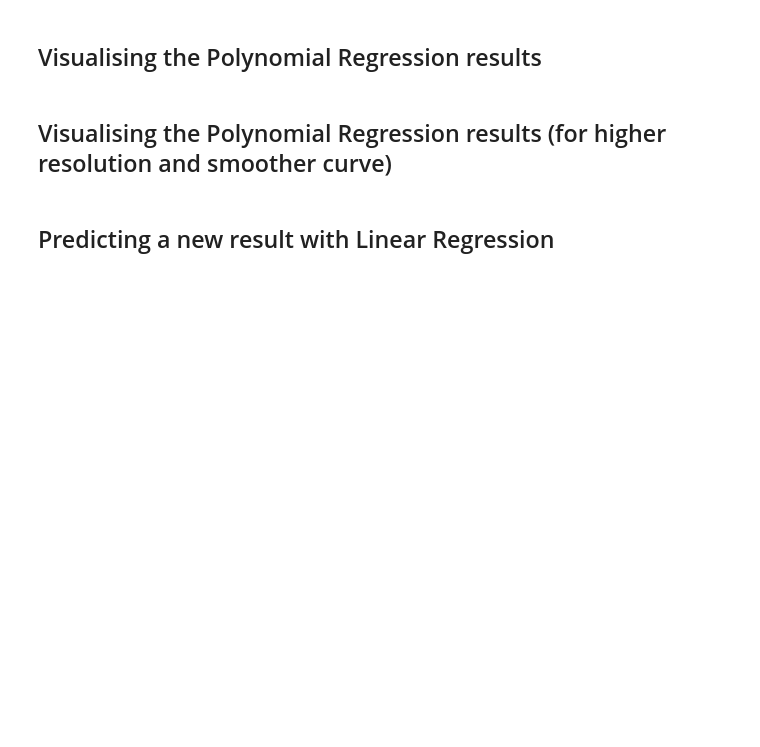
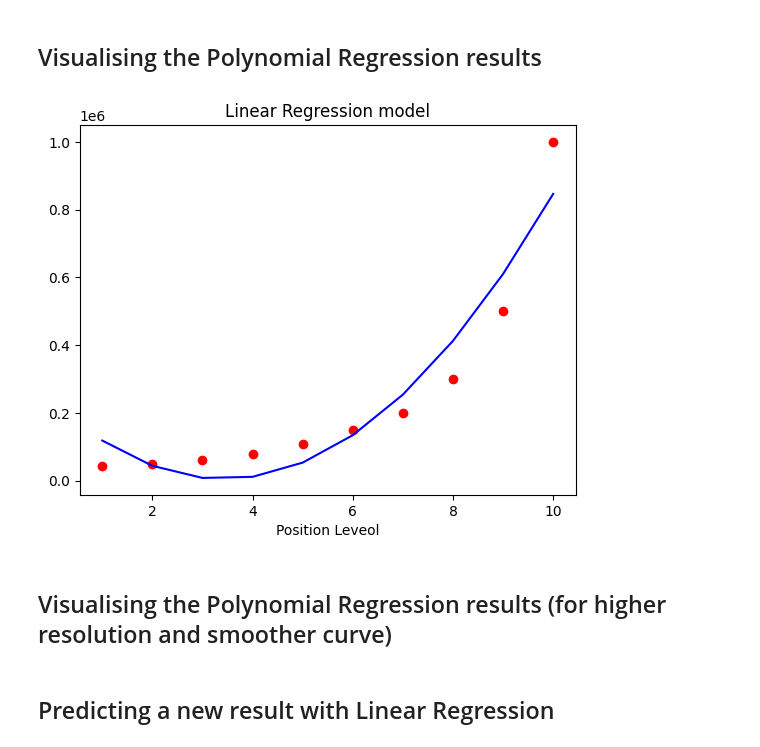
Before and after one commit to jai-sundaram/ml_tutorial, a Jupyter notebook: my_polynomial_regression.ipynb, the cells around one changed output. Cells and saved outputs as stored; diff of their text form; code cells hidden in the pictures; blank space fills up the shorter version.

```diff
--- a/my_polynomial_regression.ipynb
+++ b/my_polynomial_regression.ipynb
@@ -15,5 +80,20 @@
 # %% [markdown]
 ## Visualising the Polynomial Regression results
+# %%
+#lets try to use polynomial regression instead
+#first, we are going to graph the different points containing the real results (real position levels and salaries)
+plt.scatter(X,y, color='red')
+#now plootting the linear regression line
+#x coordinate is X, the matrix of independent variables, y is the predicted salaries
+plt.plot(X, linreg2.predict(X_poly), color = 'blue')
+#adding title, xlabel, ylabel, then display it
+plt.title('Linear Regression model')
+plt.xlabel('Position Leveol')
+plt.ylabel('')
+#showing the graph
+plt.show()
+# %% [output]
+[figure, added]
 # %% [markdown]
 ## Visualising the Polynomial Regression results (for higher resolution and smoother curve)
 # %% [markdown]
```
Also changed, not shown: parts of 7 cells of this notebook.
